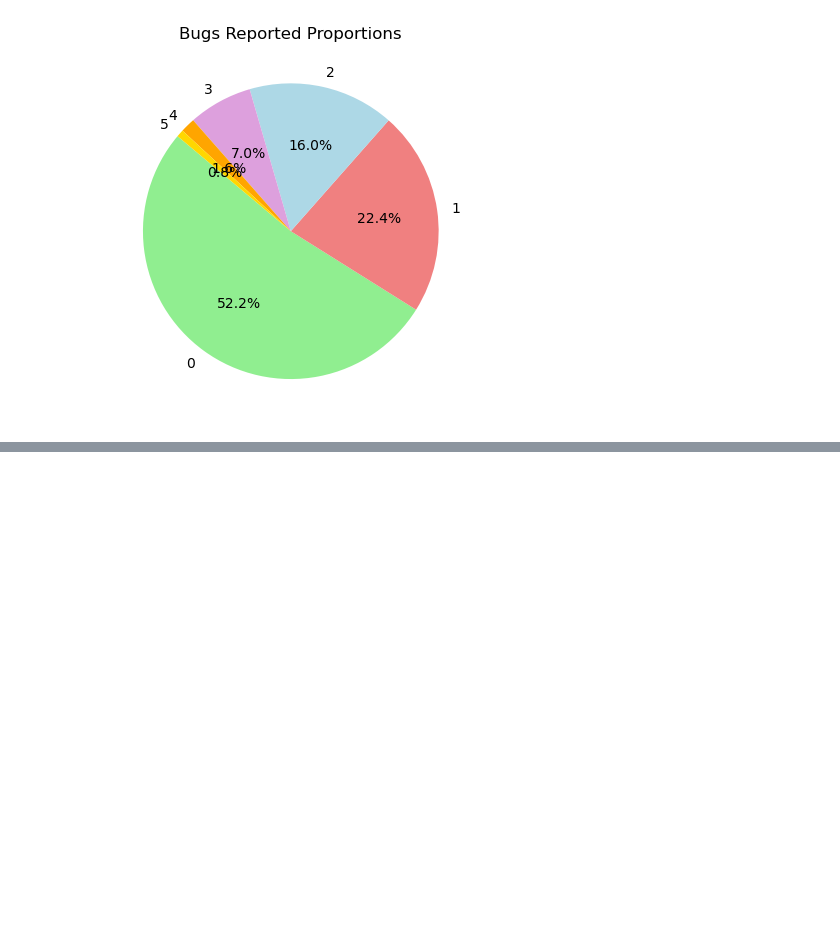
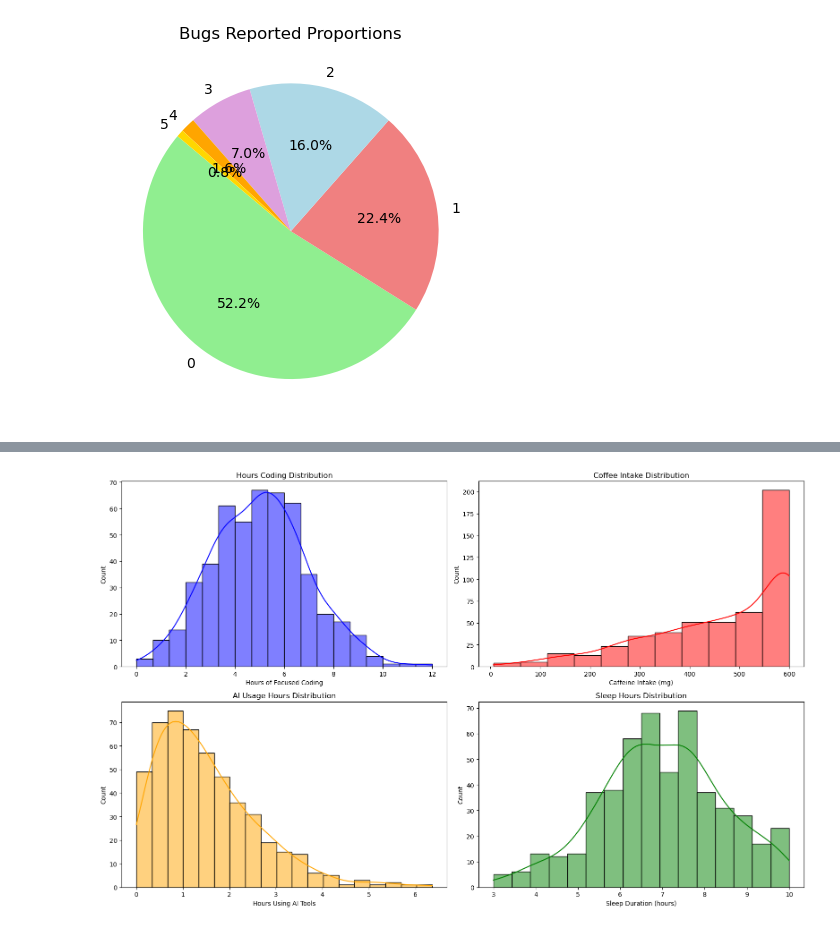
Before and after one commit to kxrrym03/AI-Productivity, a Jupyter notebook: AI Productivity Analysis.ipynb, the cells around one changed output, grey strips where cells are left out. Drawn from its saved outputs; the diff is of its cells as text; code cells hidden in the pictures; blank space fills up the shorter version.

```diff
--- a/AI Productivity Analysis.ipynb
+++ b/AI Productivity Analysis.ipynb
@@ -129,0 +137,27 @@ plt.show()
+# %%
+fig, axes = plt.subplots(2, 2, figsize=(16, 10))
+
+# hours_coding
+sns.histplot(df['hours_coding'], kde=True, ax=axes[0, 0], color='blue')
+axes[0, 0].set_title('Hours Coding Distribution')
+axes[0, 0].set_xlabel('Hours of Focused Coding')
+
+# coffee_intake_mg
+sns.histplot(df['coffee_intake_mg'], kde=True, ax=axes[0, 1], color='red')
+axes[0, 1].set_title('Coffee Intake Distribution')
+axes[0, 1].set_xlabel('Caffeine Intake (mg)')
+
+# ai_usage_hours
+sns.histplot(df['ai_usage_hours'], kde=True, ax=axes[1, 0], color='orange')
+axes[1, 0].set_title('AI Usage Hours Distribution')
+axes[1, 0].set_xlabel('Hours Using AI Tools')
+
+# sleep_hours
+sns.histplot(df['sleep_hours'], kde=True, ax=axes[1, 1], color='green')
+axes[1, 1].set_title('Sleep Hours Distribution')
+axes[1, 1].set_xlabel('Sleep Duration (hours)')
+
+plt.tight_layout()
+plt.show()
+# %% [output]
+[figure, added]
```
Also changed, not shown: parts of 1 cell of this notebook.
